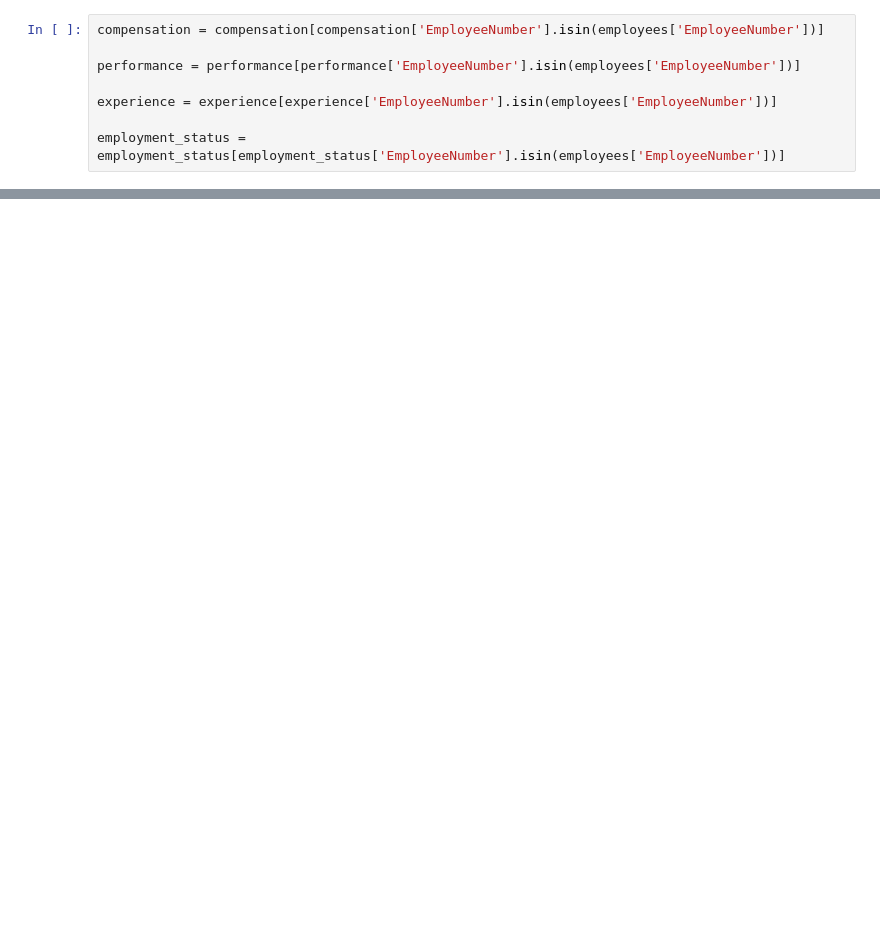
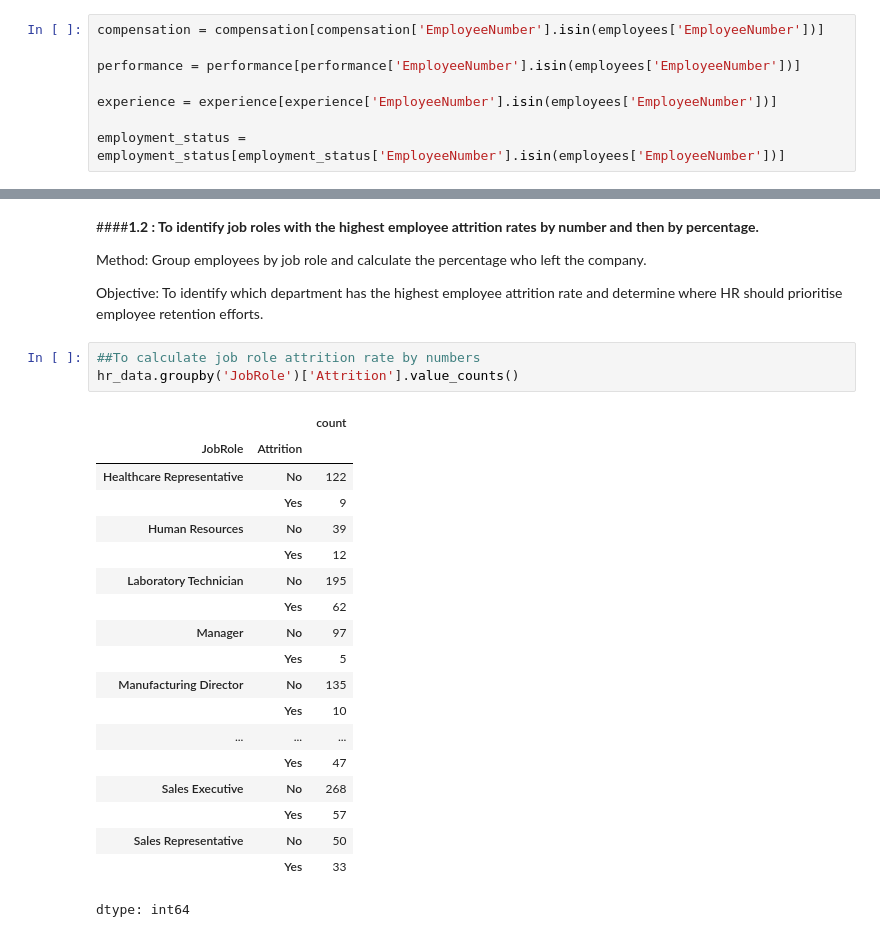
Before and after one commit to Jamieho1602/IBM-HR-Analytics-Overview, a Jupyter notebook: IBM_HR_Analytics.ipynb, the cells around one changed output, grey strips where cells are left out. Drawn from its saved outputs; the diff is of its cells as text; blank space fills up the shorter version.

```diff
--- a/IBM_HR_Analytics.ipynb
+++ b/IBM_HR_Analytics.ipynb
@@ -156,0 +190,29 @@ Name: count, dtype: int64
+# %% [markdown]
+####**1.2 : To identify job roles with the highest employee attrition rates by number and then by percentage.**
+
+Method: Group employees by job role and calculate the percentage who left the company.
+
+Objective: To identify which department has the highest employee attrition rate and determine where HR should prioritise employee retention efforts.
+# %%
+##To calculate job role attrition rate by numbers
+hr_data.groupby('JobRole')['Attrition'].value_counts()
+# %% [output]
+|  |  | count |
+| JobRole | Attrition |  |
+| Healthcare Representative | No | 122 |
+|  | Yes | 9 |
+| Human Resources | No | 39 |
+|  | Yes | 12 |
+| Laboratory Technician | No | 195 |
+|  | Yes | 62 |
+| Manager | No | 97 |
+|  | Yes | 5 |
+| Manufacturing Director | No | 135 |
+|  | Yes | 10 |
+| ... | ... | ... |
+|  | Yes | 47 |
+| Sales Executive | No | 268 |
+|  | Yes | 57 |
+| Sales Representative | No | 50 |
+|  | Yes | 33 |
+dtype: int64
```
Also changed, not shown: parts of 79 cells of this notebook.
